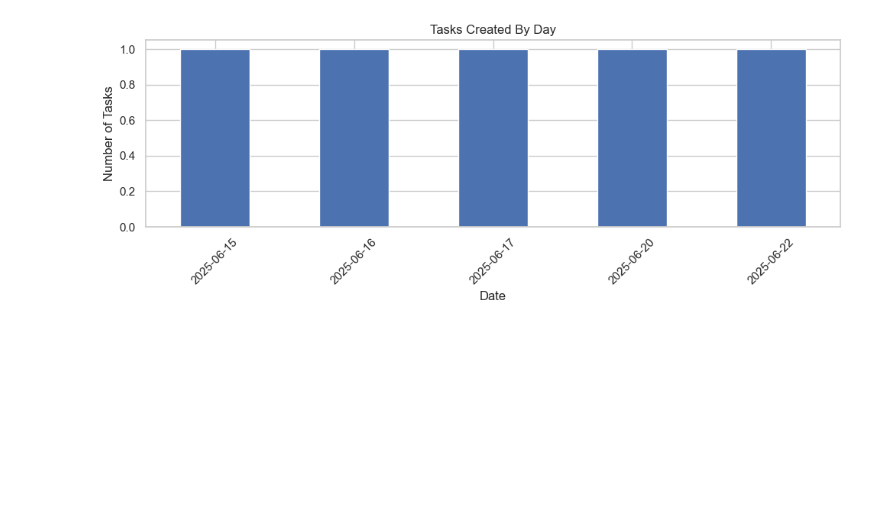
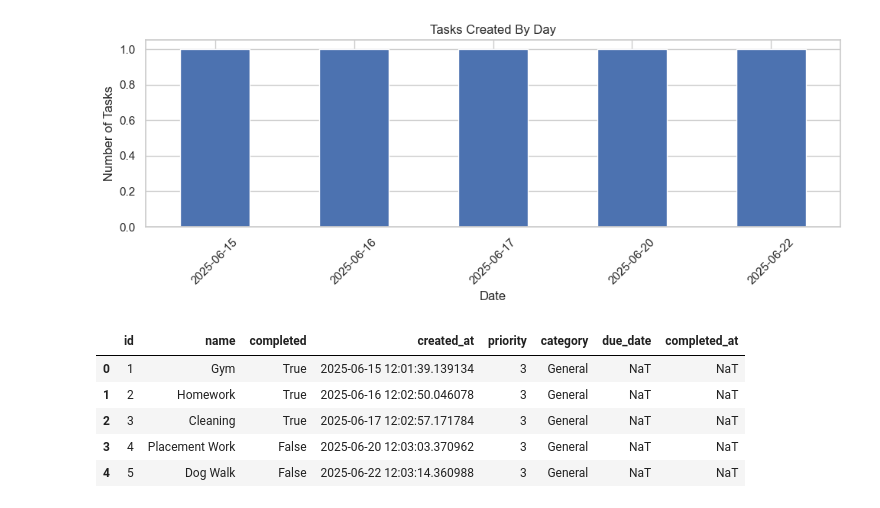
Before and after one commit to LewisHalsallCranfield/468979-Lewis-Halsall-DMP-Programming-Assignment, a Jupyter notebook: task_analysis.ipynb, the cells around one changed output. Drawn from its saved outputs; the diff is of its cells as text; code cells hidden in the pictures; blank space fills up the shorter version.

Commit message:
MFLP-26: Created a new jupyter notebook cell with logic to loop over current tasks in tasks.csv and add new columns such as priority, category etc.

```diff
--- a/task_analysis.ipynb
+++ b/task_analysis.ipynb
@@ -75,3 +75,32 @@ if "created_at" in df.columns:
     plt.show
 # %% [output]
 [figure]
+# %%
+import pandas as pd
+
+# Load existing data
+df = pd.read_csv("tasks.csv")
+
+# add new columns
+new_columns = {
+    "priority": 3,
+    "category": "General",
+    "due_date": pd.NaT,
+    "completed_at": pd.NaT
+}
+
+for col, default in new_columns.items():
+    if col not in df.columns:
+        df[col] = default
+
+# Save updated CSV
+df.to_csv("tasks.csv", index=False)
+
+df.head()
+# %% [output]
+|  | id | name | completed | created_at | priority | category | due_date | completed_at |
+| 0 | 1 | Gym | True | 2025-06-15 12:01:39.139134 | 3 | General | NaT | NaT |
+| 1 | 2 | Homework | True | 2025-06-16 12:02:50.046078 | 3 | General | NaT | NaT |
+| 2 | 3 | Cleaning | True | 2025-06-17 12:02:57.171784 | 3 | General | NaT | NaT |
+| 3 | 4 | Placement Work | False | 2025-06-20 12:03:03.370962 | 3 | General | NaT | NaT |
+| 4 | 5 | Dog Walk | False | 2025-06-22 12:03:14.360988 | 3 | General | NaT | NaT |
```
Also changed, not shown: 1 other file.
